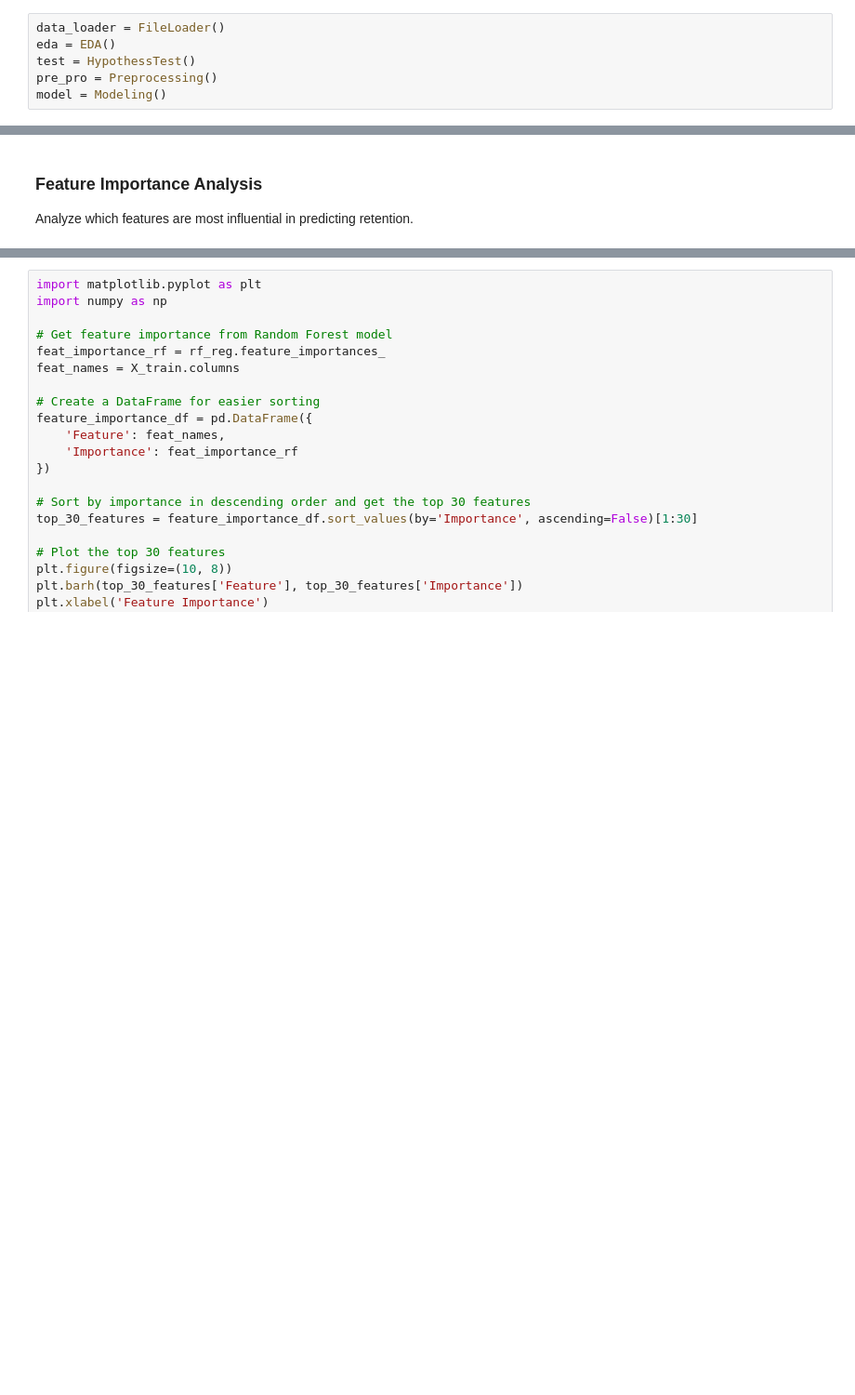
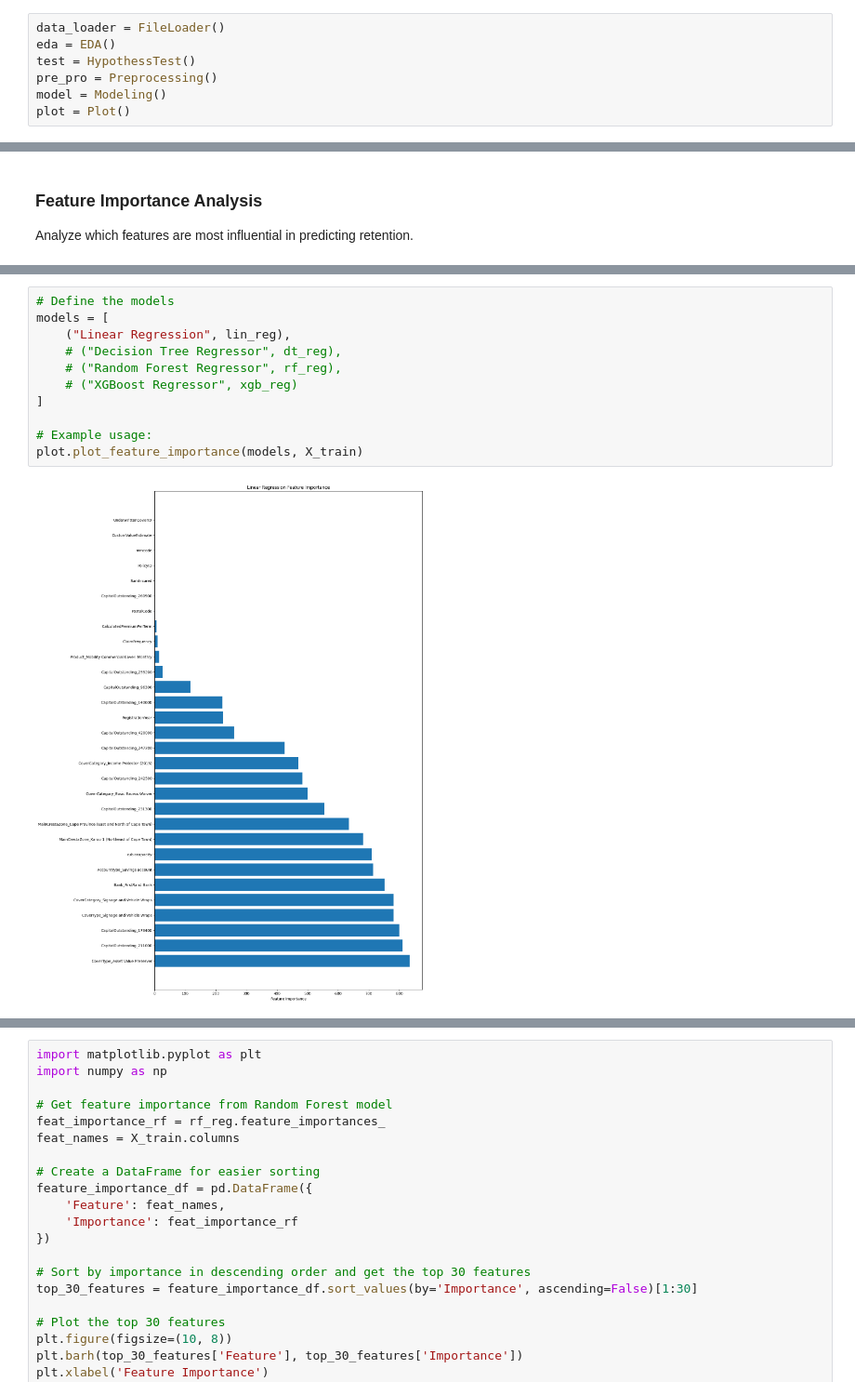
Before and after one commit to amsalugetasew/10_Academy_AI_Mastery_kifiya_Week_3_V1, a Jupyter notebook: notebooks/main.ipynb, the cells around one changed output, grey strips where cells are left out. Shown at 93% size. Cells and saved outputs as stored; diff of their text form; blank space fills up the shorter version.

```diff
--- a/notebooks/main.ipynb
+++ b/notebooks/main.ipynb
@@ -25,6 +23,7 @@ eda = EDA()
 test = HypothessTest()
 pre_pro = Preprocessing()
 model = Modeling()
+plot = Plot()
 # %% [markdown]
 ### Call methods for reading `text` data in `dataframe`
 # %%
@@ -689,0 +644,13 @@ plot_feature_importance(models, X_train)
+# %%
+# Define the models
+models = [
+    ("Linear Regression", lin_reg),
+    # ("Decision Tree Regressor", dt_reg),
+    # ("Random Forest Regressor", rf_reg),
+    # ("XGBoost Regressor", xgb_reg)
+]
+
+# Example usage:
+plot.plot_feature_importance(models, X_train)
+# %% [output]
+[figure, added]
```
Also changed, not shown: parts of 14 cells of this notebook.
